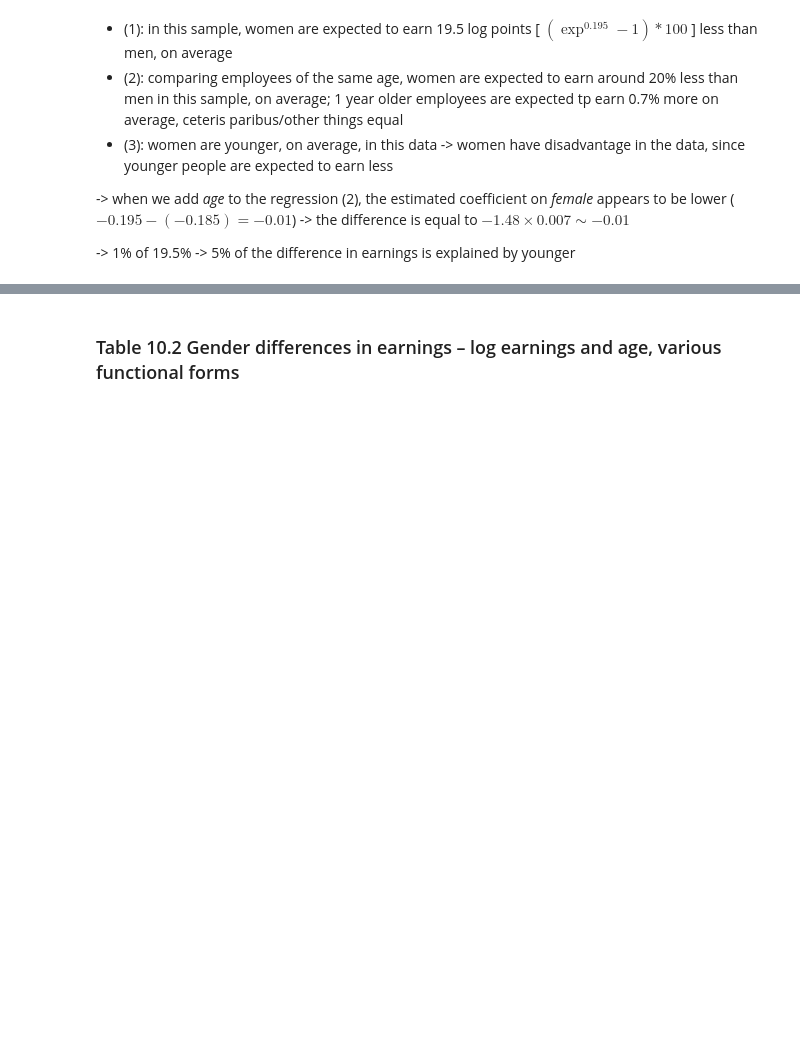
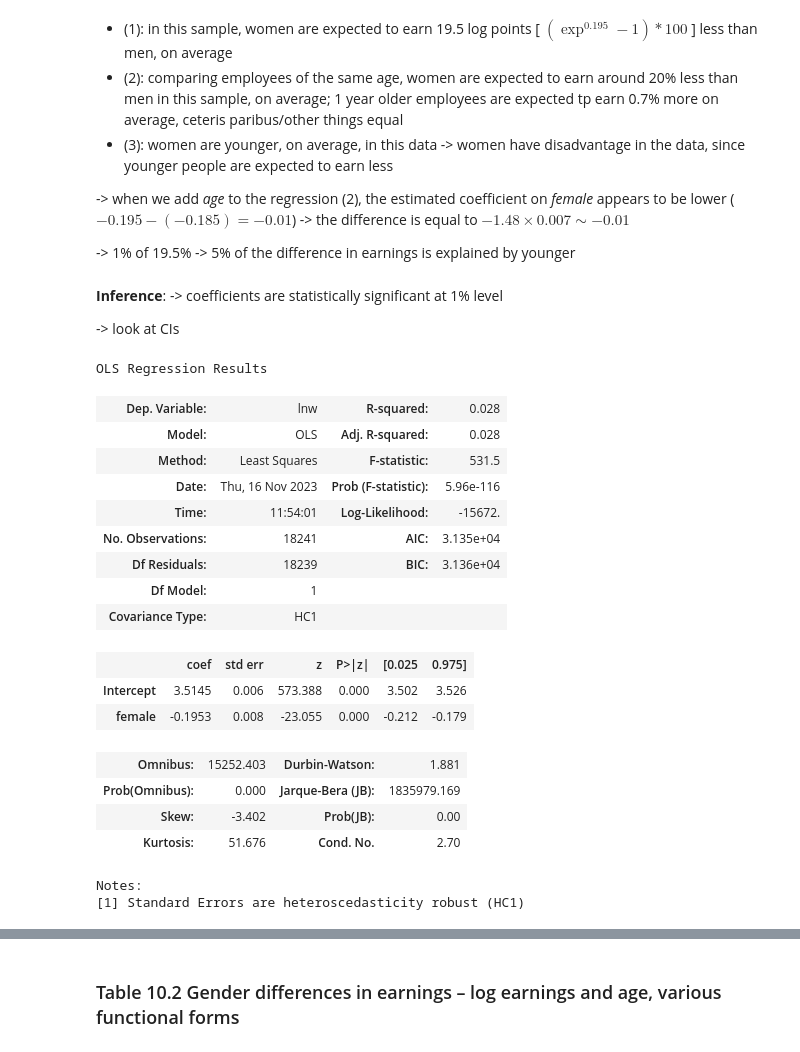
Before and after one commit to costanzadeacutis/TAsessions, a Jupyter notebook: ch10-gender-earnings-understand/ch10-gender-earnings-multireg-commented.ipynb, the cells around one changed output, grey strips where cells are left out. Saved outputs shown, nothing was run; the diff lists cells and outputs as text; code cells hidden in the pictures; blank space fills up the shorter version.

```diff
--- a/ch10-gender-earnings-understand/ch10-gender-earnings-multireg-commented.ipynb
+++ b/ch10-gender-earnings-understand/ch10-gender-earnings-multireg-commented.ipynb
@@ -127,3 +129,30 @@ stargazer
 -> when we add *age* to the regression (2), the estimated coefficient on *female* appears to be lower ($-0.195 - (-0.185) = -0.01$) -> the difference is equal to $-1.48\times 0.007 \sim -0.01$
 
 -> 1% of 19.5% -> 5% of the difference in earnings is explained by younger
+# %% [markdown]
+**Inference**:
+-> coefficients are statistically significant at 1% level
+
+-> look at CIs
+# %%
+reg.summary()
+# %% [output]
+OLS Regression Results
+| Dep. Variable: | lnw | R-squared: | 0.028 |
+| Model: | OLS | Adj. R-squared: | 0.028 |
+| Method: | Least Squares | F-statistic: | 531.5 |
+| Date: | Thu, 16 Nov 2023 | Prob (F-statistic): | 5.96e-116 |
+| Time: | 11:54:01 | Log-Likelihood: | -15672. |
+| No. Observations: | 18241 | AIC: | 3.135e+04 |
+| Df Residuals: | 18239 | BIC: | 3.136e+04 |
+| Df Model: | 1 |  |  |
+| Covariance Type: | HC1 |  |  |
+|  | coef | std err | z | P>|z| | [0.025 | 0.975] |
+| Intercept | 3.5145 | 0.006 | 573.388 | 0.000 | 3.502 | 3.526 |
+| female | -0.1953 | 0.008 | -23.055 | 0.000 | -0.212 | -0.179 |
+| Omnibus: | 15252.403 | Durbin-Watson: | 1.881 |
+| Prob(Omnibus): | 0.000 | Jarque-Bera (JB): | 1835979.169 |
+| Skew: | -3.402 | Prob(JB): | 0.00 |
+| Kurtosis: | 51.676 | Cond. No. | 2.70 |
+Notes:
+[1] Standard Errors are heteroscedasticity robust (HC1)
```
Also changed, not shown: parts of 24 cells of this notebook.
